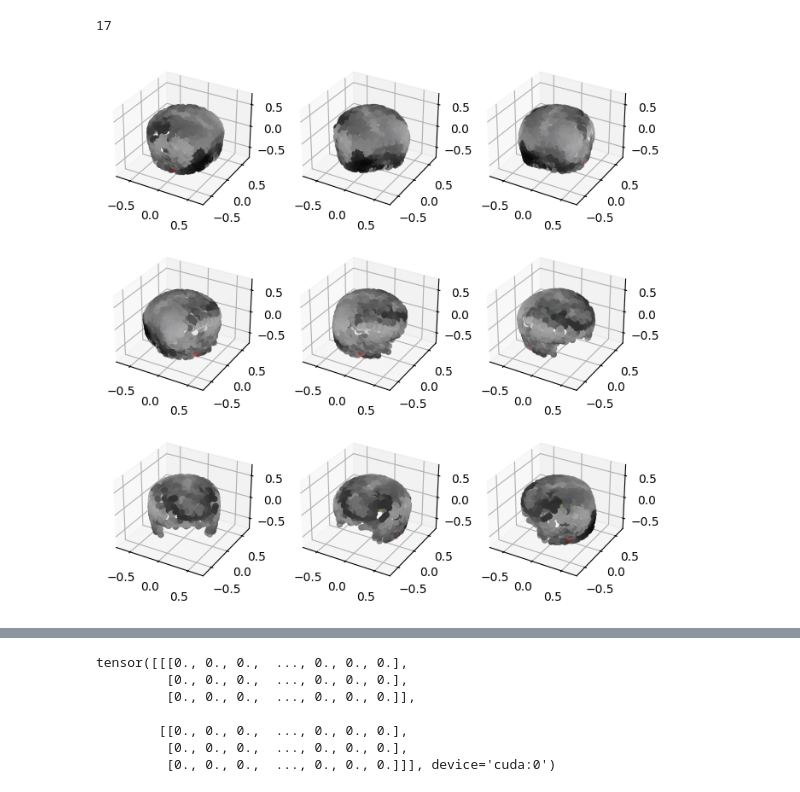
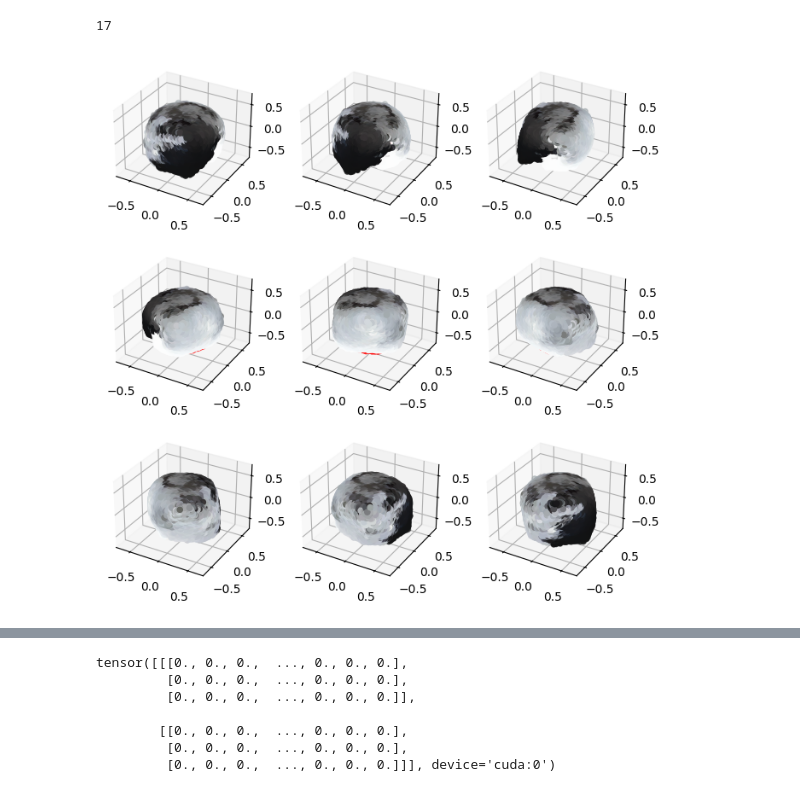
Before and after one commit to LMN1590/point_e_revised, a Jupyter notebook: text2pointcloud.ipynb, the cells around one changed output, grey strips where cells are left out. Cells and saved outputs as stored; diff of their text form; code cells hidden in the pictures.

```diff
--- a/text2pointcloud.ipynb
+++ b/text2pointcloud.ipynb
@@ -83,7 +83,7 @@ for x in tqdm(sampler.sample_batch_progressive(
     cond_fn_lst=cond_fn_lst
 )):
 
-    if count%128 == 0: samples_set.append(x)
+    if count%16 == 0: samples_set.append(x)
     final_sample = x
     count+=1
 
@@ -104,10 +104,10 @@ pc_set = [sampler.output_to_point_clouds(sample)[0] for sample in samples_set]
 
 PointCloud.write_batch_ply(pc_set,SAMPLE_NAME)
 # %%
-pc = sampler.output_to_point_clouds(samples_set[9])[0]
+pc = sampler.output_to_point_clouds(samples_set[-1])[0]
 fig = plot_point_cloud(pc, grid_size=3, fixed_bounds=((-0.75, -0.75, -0.75),(0.75, 0.75, 0.75)))
 # %% [output]
-[figure, old version]
+[figure, new version]
 # %%
 sum([grad_tens.mean() for grad_tens in cond_cls.grad_lst])/len(cond_cls.grad_lst), sum([grad_tens.mean() for grad_tens in cond_cls.loss_lst])/len(cond_cls.loss_lst)
 # %% [output]
```
Also changed, not shown: parts of 1 cell of this notebook, 12 other files.
